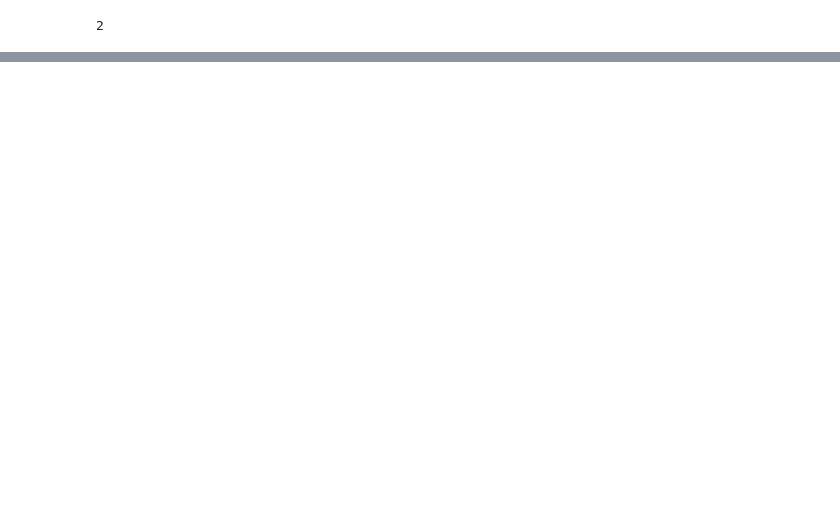
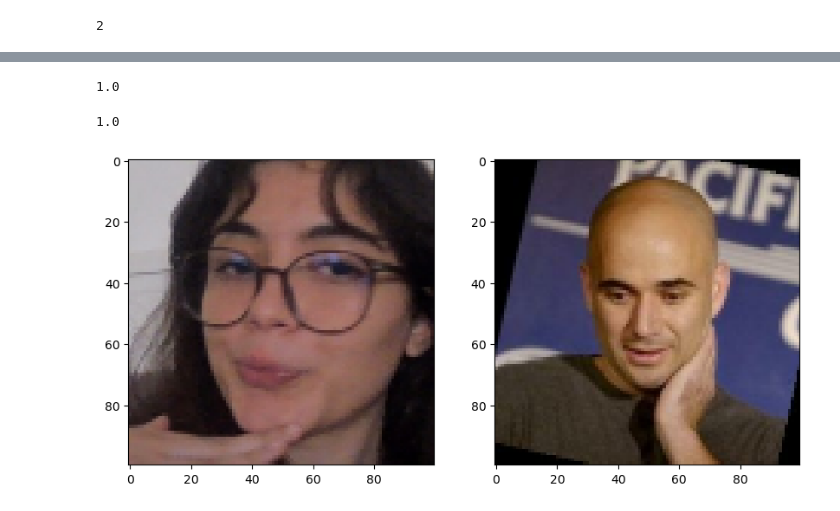
Before and after one commit to sajaa45/Facial-Verification-with-a-Siamese-Network, a Jupyter notebook: facial verification.ipynb, the cells around one changed output, grey strips where cells are left out. Drawn from its saved outputs; the diff is of its cells as text; code cells hidden in the pictures; blank space fills up the shorter version.

```diff
--- a/facial verification.ipynb
+++ b/facial verification.ipynb
@@ -521,0 +544,3 @@ train(train_data, EPOCHS)
+# %%
+# Get a batch of test data
+test_input, test_val, y_true = test_data.as_numpy_iterator().next()
@@ -521,0 +588,5 @@ train(train_data, EPOCHS)
+# %%
+# Return Recall Result
+m.result().numpy()
+# %% [output]
+1.0
@@ -521,0 +599,21 @@ train(train_data, EPOCHS)
+# %%
+# Return Recall Result
+m.result().numpy()
+# %% [output]
+1.0
+# %%
+# Set plot size
+plt.figure(figsize=(10,8))
+
+# Set first subplot
+plt.subplot(1,2,1)
+plt.imshow(test_input[0])
+
+# Set second subplot
+plt.subplot(1,2,2)
+plt.imshow(test_val[0])
+
+# Renders cleanly
+plt.show()
+# %% [output]
+[figure, added]
```
Also changed, not shown: parts of 31 cells of this notebook.
